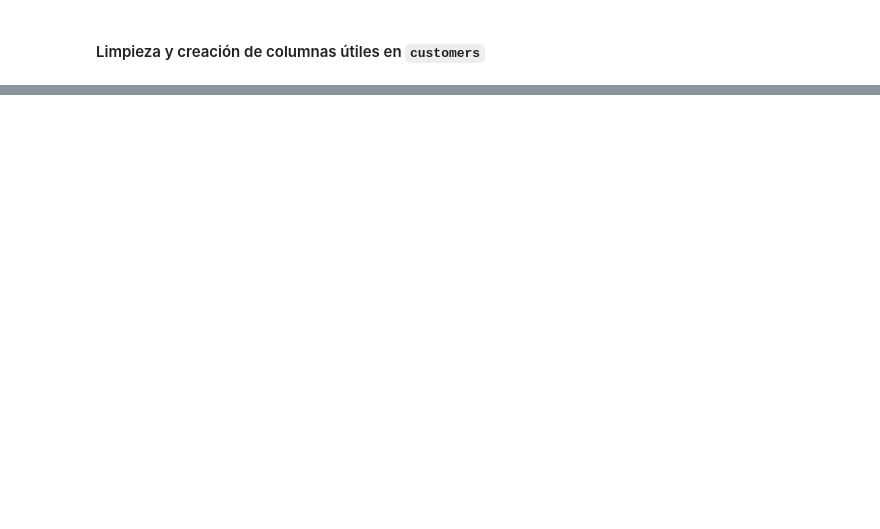
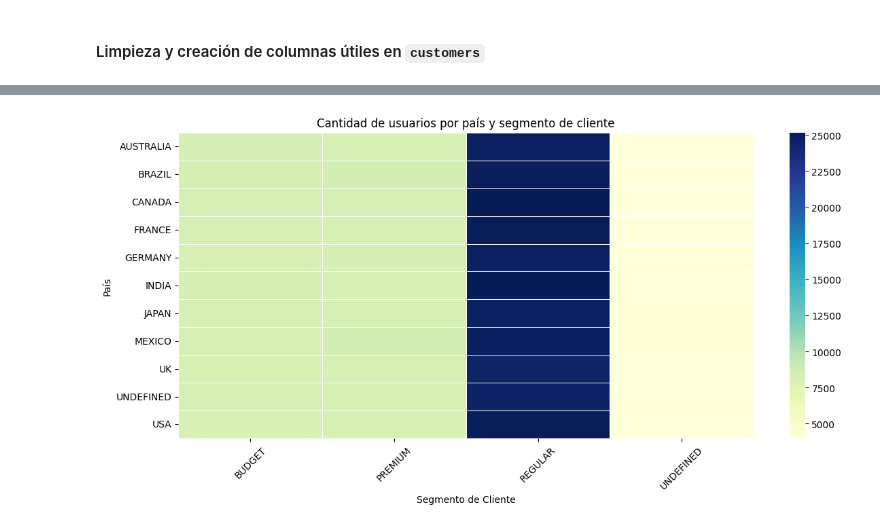
Before and after one commit to patricioibar/datos-tp1, a Jupyter notebook: customers.ipynb, the cells around one changed output, grey strips where cells are left out. Saved outputs shown, nothing was run; the diff lists cells and outputs as text; code cells hidden in the pictures; blank space fills up the shorter version.

```diff
--- a/customers.ipynb
+++ b/customers.ipynb
@@ -41,0 +135,14 @@ customers = normalize_string_column_values(customers, "email")
+# %%
+plt.figure(figsize=(12,6))
+sns.heatmap(
+    data=customers.groupby(["country", "customer_segment"])["customer_id"].nunique().unstack(),
+    cmap="YlGnBu", linecolor="white", linewidth=0.5
+)
+plt.xticks(rotation=45)
+plt.ylabel('País')
+plt.xlabel('Segmento de Cliente')
+plt.title('Cantidad de usuarios por país y segmento de cliente')
+plt.tight_layout()
+plt.show()
+# %% [output]
+[figure, added]
```
Also changed, not shown: parts of 14 cells of this notebook, 1 other file.
